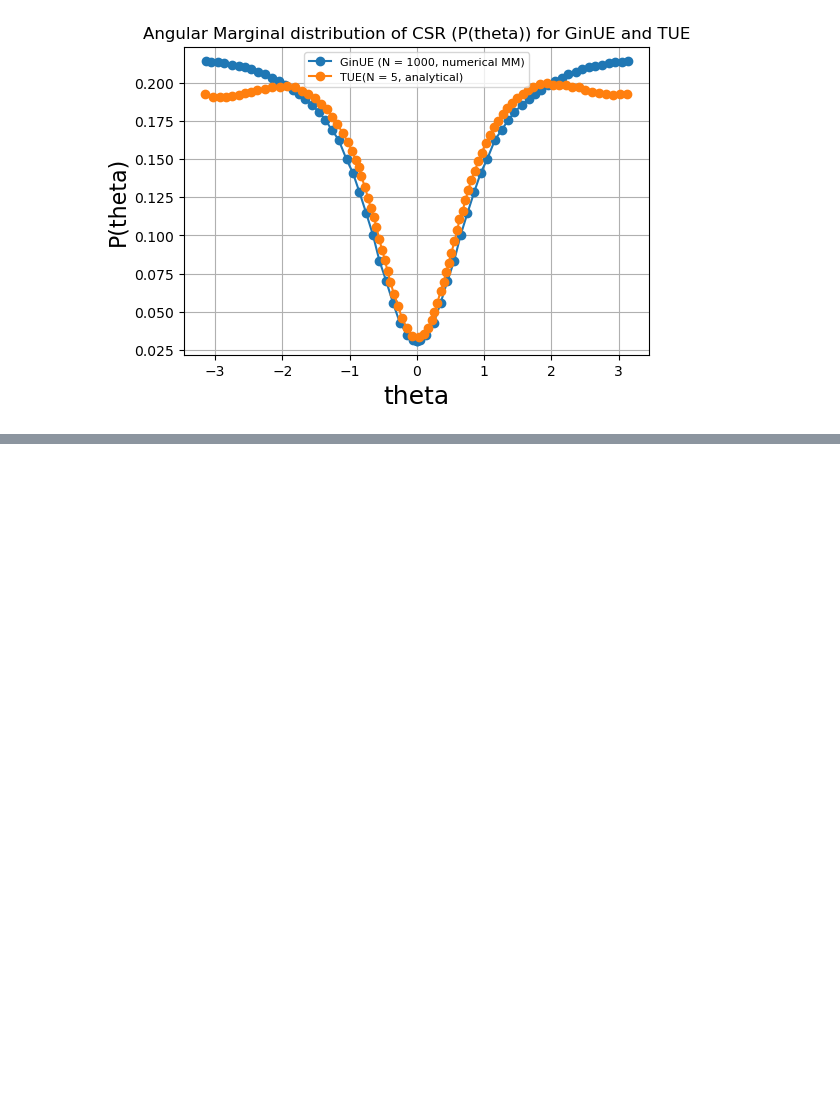
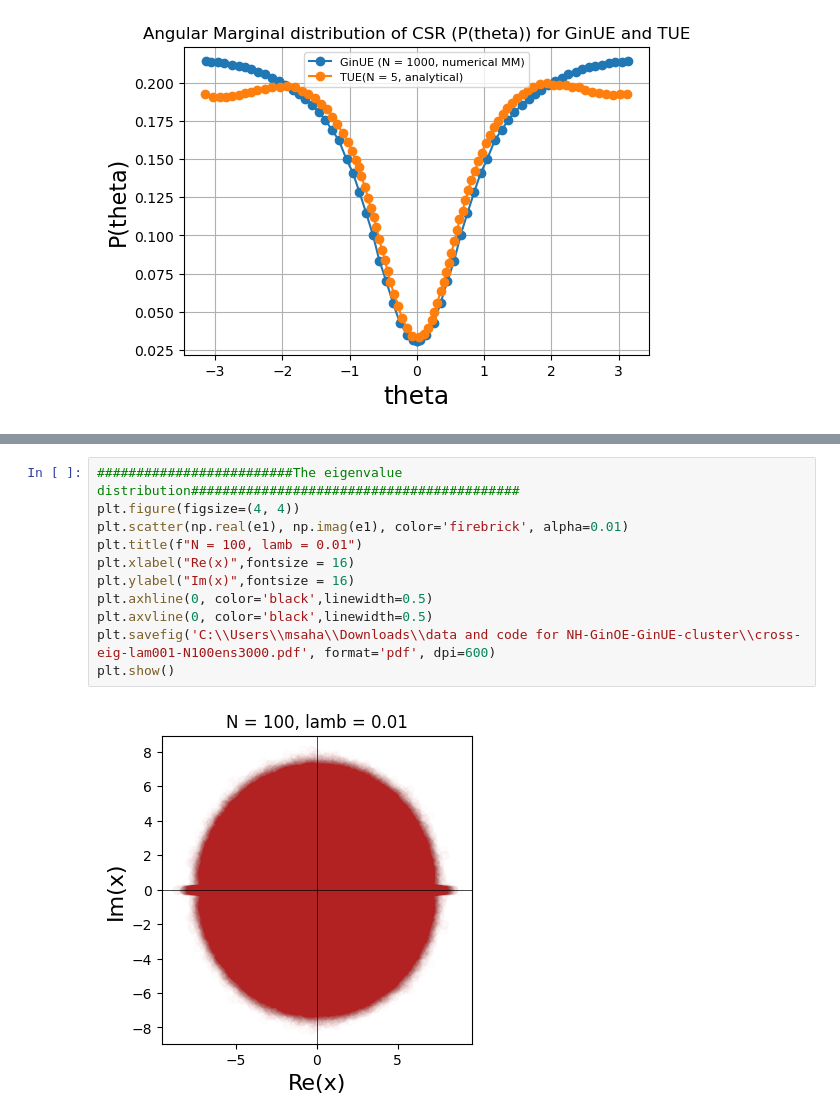
Before and after one commit to sayana25/RMT-codes, a Jupyter notebook: CSR-checkpoint.ipynb, the cells around one changed output, grey strips where cells are left out. Cells and saved outputs as stored; diff of their text form; blank space fills up the shorter version.

```diff
--- a/CSR-checkpoint.ipynb
+++ b/CSR-checkpoint.ipynb
@@ -279,0 +339,13 @@ plt.show()
+# %%
+#########################The eigenvalue distribution##########################################
+plt.figure(figsize=(4, 4))
+plt.scatter(np.real(e1), np.imag(e1), color='firebrick', alpha=0.01)
+plt.title(f"N = 100, lamb = 0.01")
+plt.xlabel("Re(x)",fontsize = 16)
+plt.ylabel("Im(x)",fontsize = 16)
+plt.axhline(0, color='black',linewidth=0.5)
+plt.axvline(0, color='black',linewidth=0.5)
+plt.savefig('C:\\Users\\msaha\\Downloads\\data and code for NH-GinOE-GinUE-cluster\\cross-eig-lam001-N100ens3000.pdf', format='pdf', dpi=600)
+plt.show()
+# %% [output]
+[figure, added]
```
Also changed, not shown: parts of 20 cells of this notebook.
